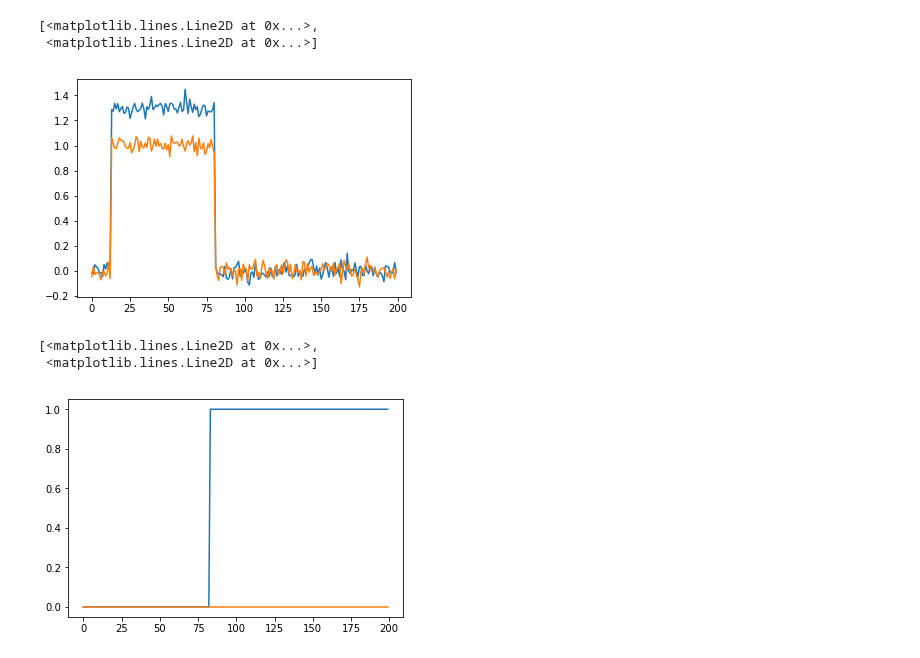
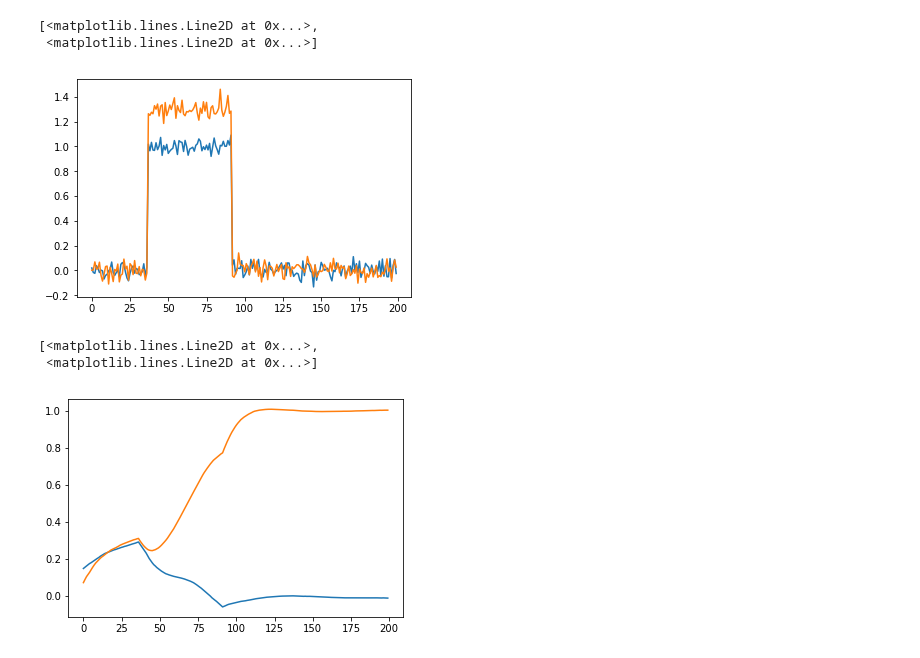
Before and after one commit to davidbrandfonbrener/sisyphus2, a Jupyter notebook: notebooks/Refactor tests.ipynb, the cells around one changed output. Cells and saved outputs as stored; diff of their text form; code cells hidden in the pictures.

```diff
--- a/notebooks/Refactor tests.ipynb
+++ b/notebooks/Refactor tests.ipynb
@@ -11,8 +11,6 @@ rdm = rd.RDM(N_in = 2, N_out = 2, dt = 10, tau = 100, T = 2000, N_batch = 128)
 gen = rdm.batch_generator()
 # %%
 params = rdm.__dict__
-# %%
-params = dict()
 # %%
 params['name'] = 'model'
 params['N_rec'] = 50
@@ -23,0 +21,4 @@ KeyError: 'N_in'
+# %%
+params['name'] = 'model2'
+model2 = Basic(params)
+model2.build()
@@ -24,4 +29,3 @@ KeyError: 'N_in'
 # %%
-model.build()
-model.train(gen, {'save_weights_path': '../weights/refactor_weights.npz', 'training_iters': 10000})
+model.train(gen, {'save_weights_path': '../weights/refactor_weights.npz', 'training_iters': 50000})
 # %% [output]
@@ -45,0 +66,2 @@ Model saved in file: ../weights/refactor_weights.npz
+# %%
+model2.train(gen, {'save_weights_path': '../weights/refactor_weights.npz', 'training_iters': 50000})
@@ -50,10 +107,10 @@ plt.plot(x[0,:,:])
 # %% [output]
 [<matplotlib.lines.Line2D at 0x...>,
  <matplotlib.lines.Line2D at 0x...>]
-[figure, old version]
+[figure, new version]
 # %%
-plt.plot(y[0,:,:])
+plt.plot(model2.test(x)[0][0,:,:])
 # %% [output]
 [<matplotlib.lines.Line2D at 0x...>,
  <matplotlib.lines.Line2D at 0x...>]
-[figure, old version]
+[figure, new version]
```
Also changed, not shown: parts of 8 cells of this notebook, 1 other file.
